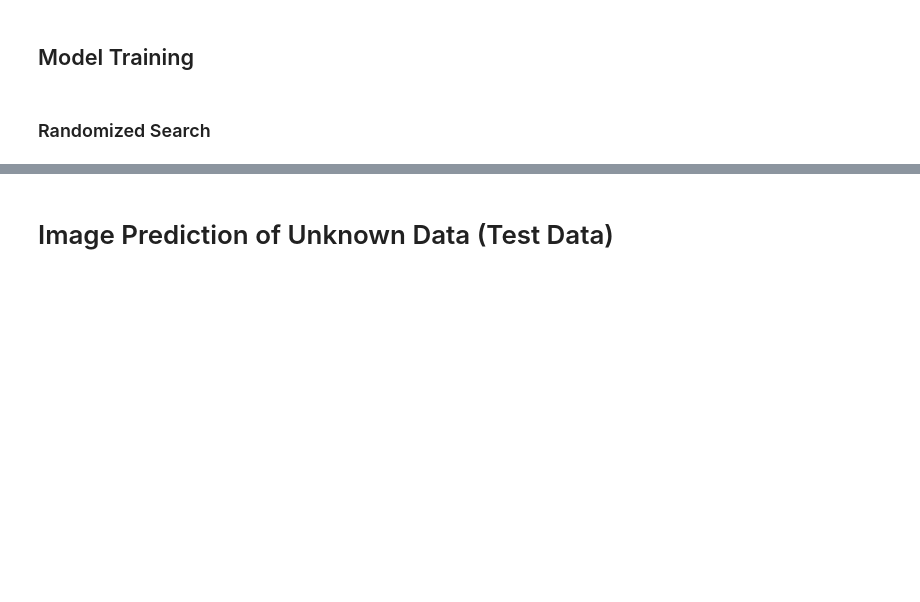
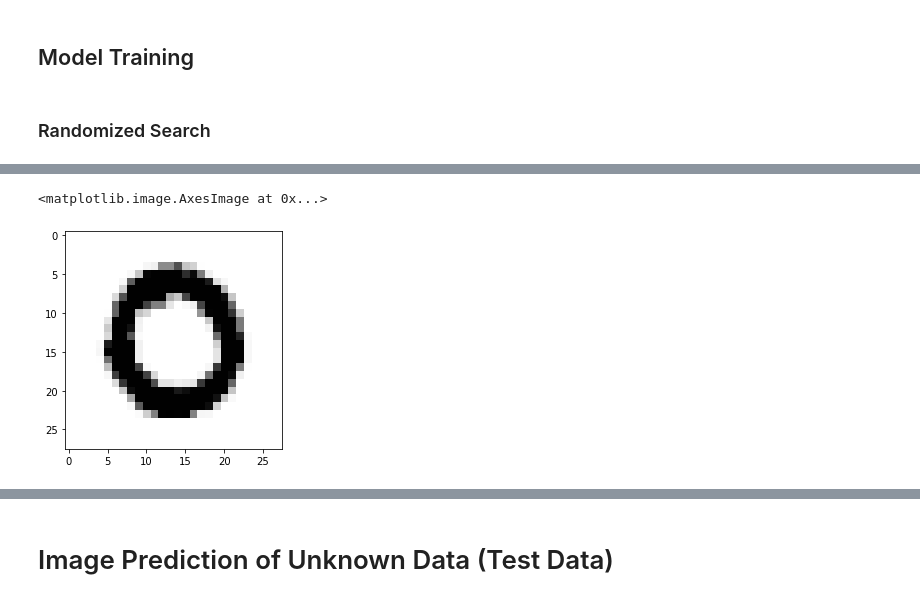
Before and after one commit to IIIskiplikIII/Digit_Recognition_with_a_Deep_Neural_Network, a Jupyter notebook: digit_recognition_with_a_deep_neural_network.ipynb, the cells around one changed output, grey strips where cells are left out. Drawn from its saved outputs; the diff is of its cells as text; code cells hidden in the pictures; blank space fills up the shorter version.

```diff
--- a/digit_recognition_with_a_deep_neural_network.ipynb
+++ b/digit_recognition_with_a_deep_neural_network.ipynb
@@ -281,0 +340,9 @@ RandomizedSearchCV(cv=3,
+# %%
+# preparing data based on our beautifull trained data pipeline
+X_prep_all = pipeline.transform(X)
+# %%
+# Test after pipeline use
+plt.imshow(X_prep_all[1].reshape(28,28), cmap='Greys')
+# %% [output]
+<matplotlib.image.AxesImage at 0x...>
+[figure, added]
```
Also changed, not shown: parts of 24 cells of this notebook.
